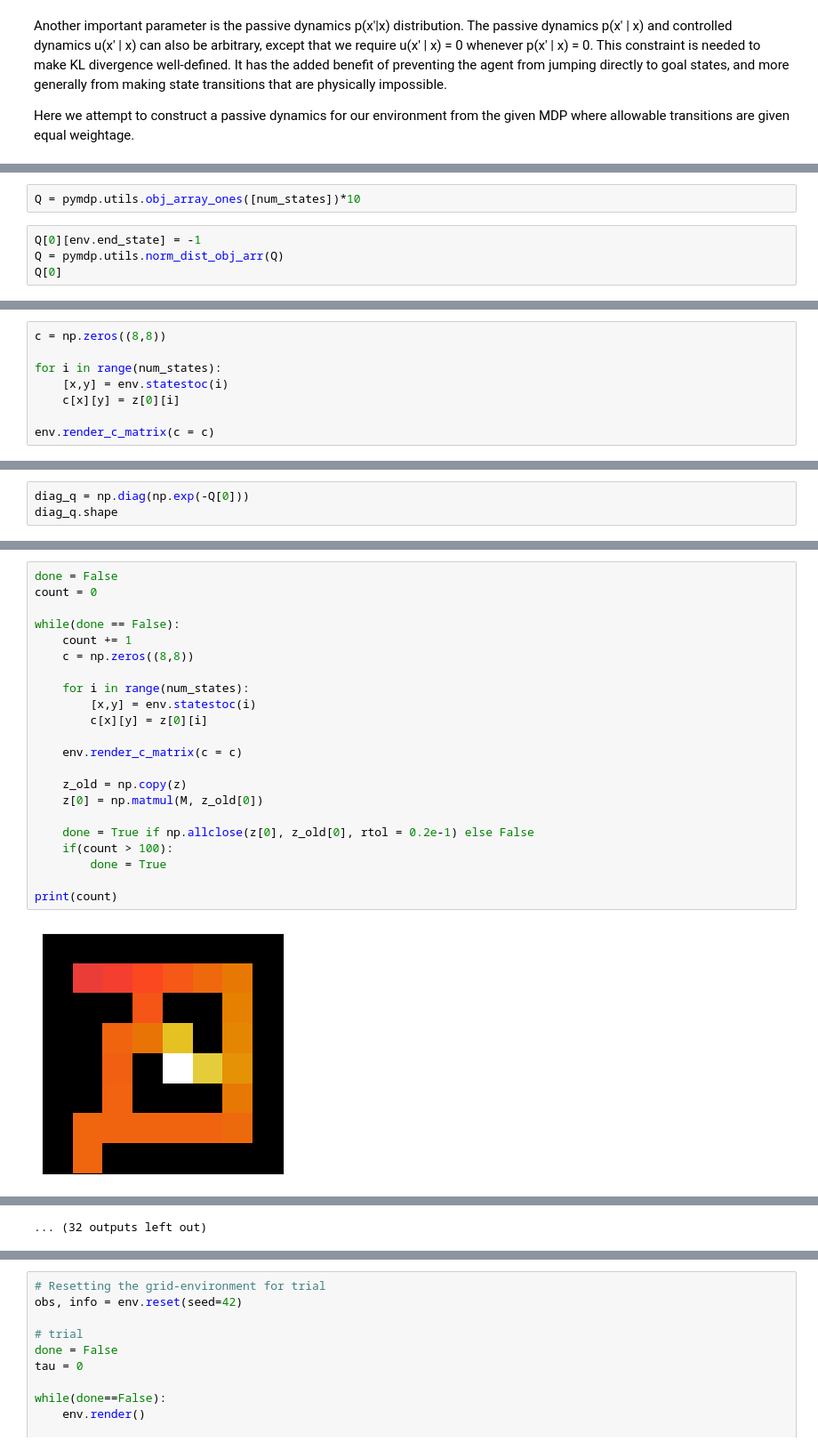
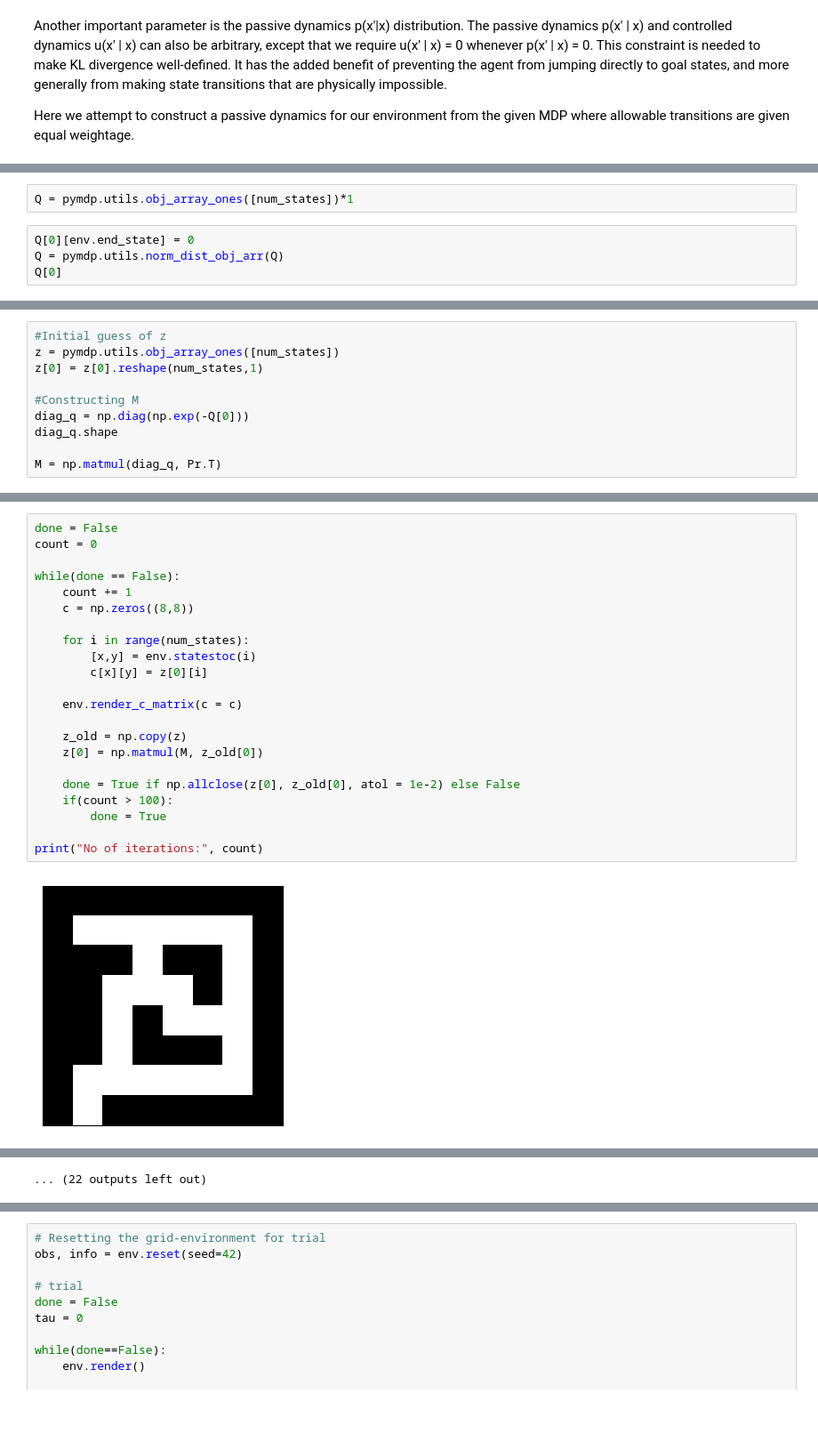
Before and after one commit to aswinpaul/lsmdps_demo, a Jupyter notebook: tutorial.ipynb, the cells around one changed output, grey strips where cells are left out. Shown at 89% size. Drawn from its saved outputs; the diff is of its cells as text; blank space fills up the shorter version.

Commit message:
Expand tutorial to accomodate z-iteration, linear equation, z-learning

```diff
--- a/tutorial.ipynb
+++ b/tutorial.ipynb
@@ -76,8 +77,8 @@ Pr.shape
 Now, we have to construct a cost matrix q(x), that encodes how (un)deseriable a state x is.
 # %%
-Q = pymdp.utils.obj_array_ones([num_states])*10
+Q = pymdp.utils.obj_array_ones([num_states])*1
 # %%
-Q[0][env.end_state] = -1
+Q[0][env.end_state] = 0
 Q = pymdp.utils.norm_dist_obj_arr(Q)
 Q[0]
 # %% [output]
@@ -96,8 +89,0 @@ z[0].shape
-# %%
-c = np.zeros((8,8))
-
-for i in range(num_states):
-    [x,y] = env.statestoc(i)
-    c[x][y] = z[0][i]
-
-env.render_c_matrix(c = c)
@@ -106,3 +94,10 @@ env.render_c_matrix(c = c)
 # %%
+#Initial guess of z
+z = pymdp.utils.obj_array_ones([num_states])
+z[0] = z[0].reshape(num_states,1)
+
+#Constructing M
 diag_q = np.diag(np.exp(-Q[0]))
 diag_q.shape
+
+M = np.matmul(diag_q, Pr.T)
@@ -116,24 +104,24 @@ M.shape
 # %%
 done = False
 count = 0
 
 while(done == False):
     count += 1
     c = np.zeros((8,8))
 
     for i in range(num_states):
         [x,y] = env.statestoc(i)
         c[x][y] = z[0][i]
 
     env.render_c_matrix(c = c)
 
     z_old = np.copy(z)
     z[0] = np.matmul(M, z_old[0])
 
-    done = True if np.allclose(z[0], z_old[0], rtol = 0.2e-1) else False
+    done = True if np.allclose(z[0], z_old[0], atol = 1e-2) else False
     if(count > 100):
         done = True
 
-print(count)
+print("No of iterations:", count)
 # %% [output]
-[figure, old version]
+[figure, new version]
@@ -151 +139 @@ print(count)
-... (32 outputs left out)
+... (22 outputs left out)
```
Also changed, not shown: parts of 40 cells of this notebook, 6 other files.
